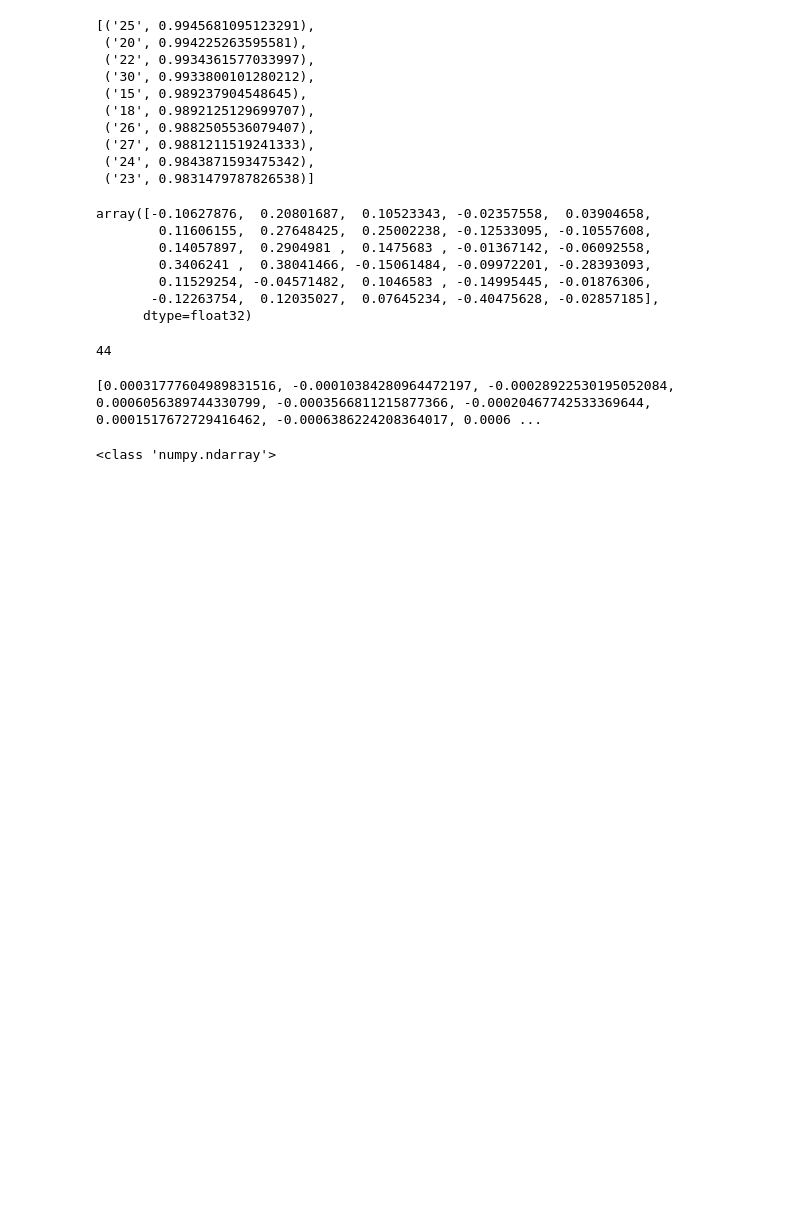
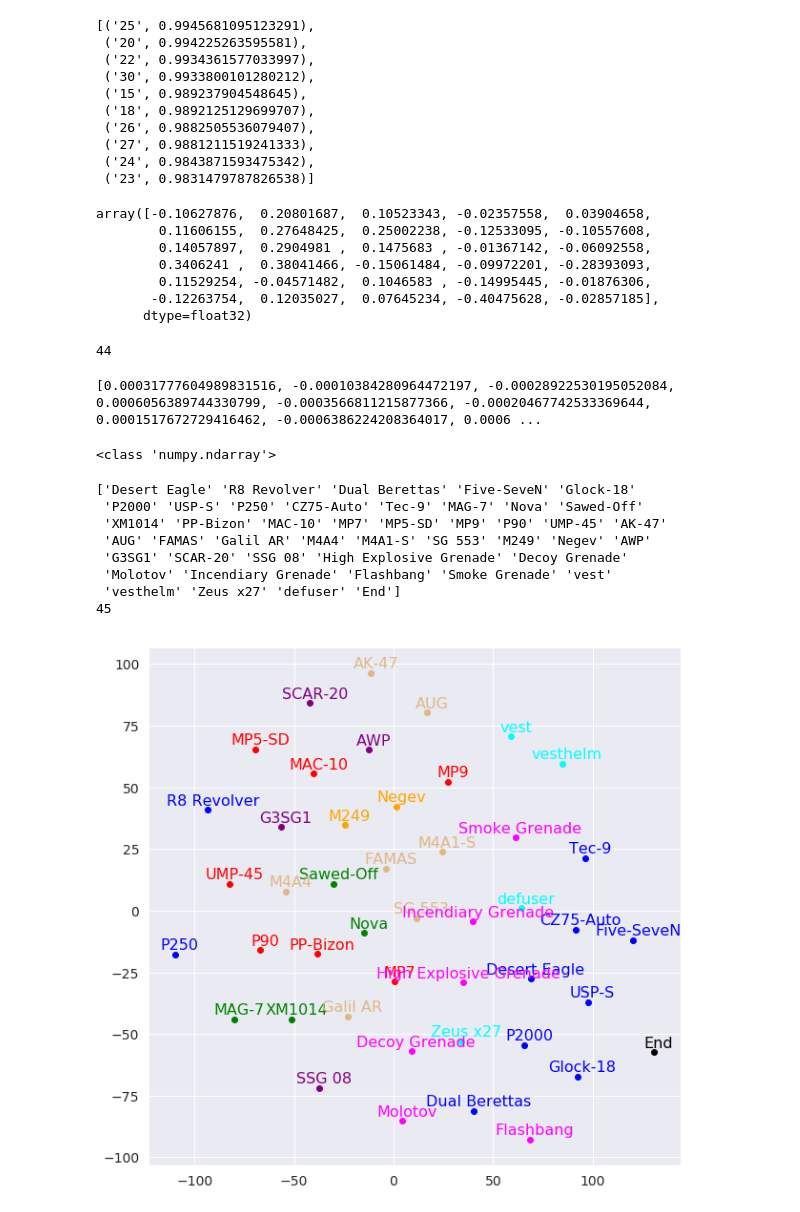
Before and after one commit to derenlei/CSGO_Econ_AI, a Jupyter notebook: analysis/embedding2.ipynb, the cells around one changed output. Saved outputs shown, nothing was run; the diff lists cells and outputs as text; code cells hidden in the pictures; blank space fills up the shorter version.

```diff
--- a/analysis/embedding2.ipynb
+++ b/analysis/embedding2.ipynb
@@ -121,33 +121,45 @@ sns.set()
 def tsne_plot(name, data):
     "Creates and TSNE model and plots it"
     data = data.astype(float)[:,1:-1]
     #for i in range(len(data)):
     #    print(data[i])
     tsne_model = TSNE(perplexity=40, n_components=2, init='pca', n_iter=2500, random_state=23)
     new_values = tsne_model.fit_transform(data)
     types = ['blue']*10+['green']*4+['red']*7+['burlywood']*7+['orange']*2+['purple']*4+['magenta']*6+['cyan']*4+['black']
     print(len(types))
     x = []
     y = []
     for value in new_values:
         x.append(value[0])
         y.append(value[1])
 
     plt.figure(figsize=(10, 10))
     for i in range(len(x)):
         plt.scatter(x[i],y[i],color = types[i])
         plt.annotate(name[i],
                      xy=(x[i], y[i]),
                      xytext=(5, 2),
                      textcoords='offset points',
-                     ha='right',
+                     ha='center',
                      va='bottom',
+                     size=16,
                      color = types[i])
     plt.xticks(fontsize=14)
     plt.yticks(fontsize=14)
-    plt.savefig("t-SNE.png", bbox_inches='tight')
+    plt.savefig("t-SNE.pdf", bbox_inches='tight')
     plt.show()
 
-name = np.load('data/action_name.npy', allow_pickle=True)
+embedding = np.load('../data/action_embedding2.npy')
+name = np.load('../data/action_name.npy', allow_pickle=True)
 print(name)
 tsne_plot(name,embedding)
+# %% [output]
+['Desert Eagle' 'R8 Revolver' 'Dual Berettas' 'Five-SeveN' 'Glock-18'
+ 'P2000' 'USP-S' 'P250' 'CZ75-Auto' 'Tec-9' 'MAG-7' 'Nova' 'Sawed-Off'
+ 'XM1014' 'PP-Bizon' 'MAC-10' 'MP7' 'MP5-SD' 'MP9' 'P90' 'UMP-45' 'AK-47'
+ 'AUG' 'FAMAS' 'Galil AR' 'M4A4' 'M4A1-S' 'SG 553' 'M249' 'Negev' 'AWP'
+ 'G3SG1' 'SCAR-20' 'SSG 08' 'High Explosive Grenade' 'Decoy Grenade'
+ 'Molotov' 'Incendiary Grenade' 'Flashbang' 'Smoke Grenade' 'vest'
+ 'vesthelm' 'Zeus x27' 'defuser' 'End']
+45
+[figure, added]
```
Also changed, not shown: 7 other files.
